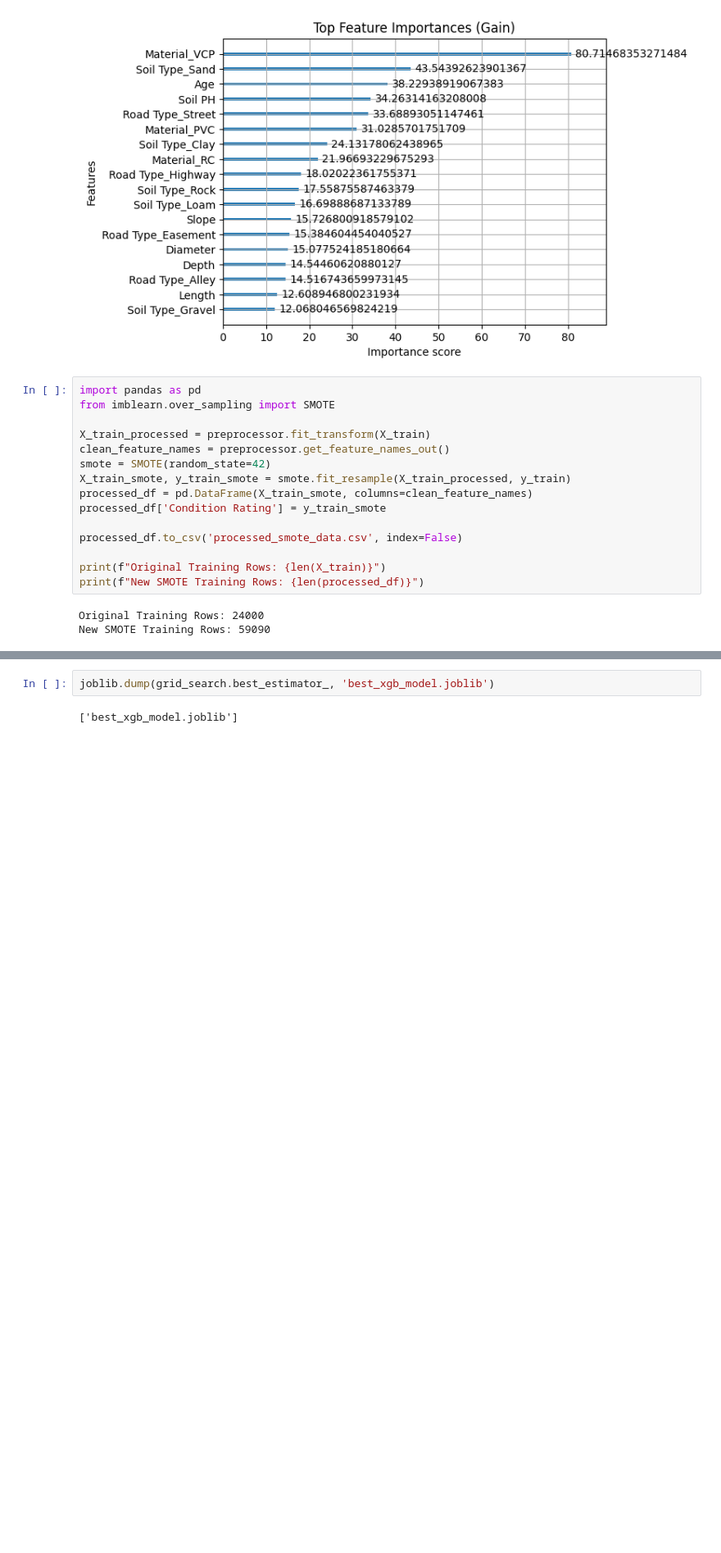
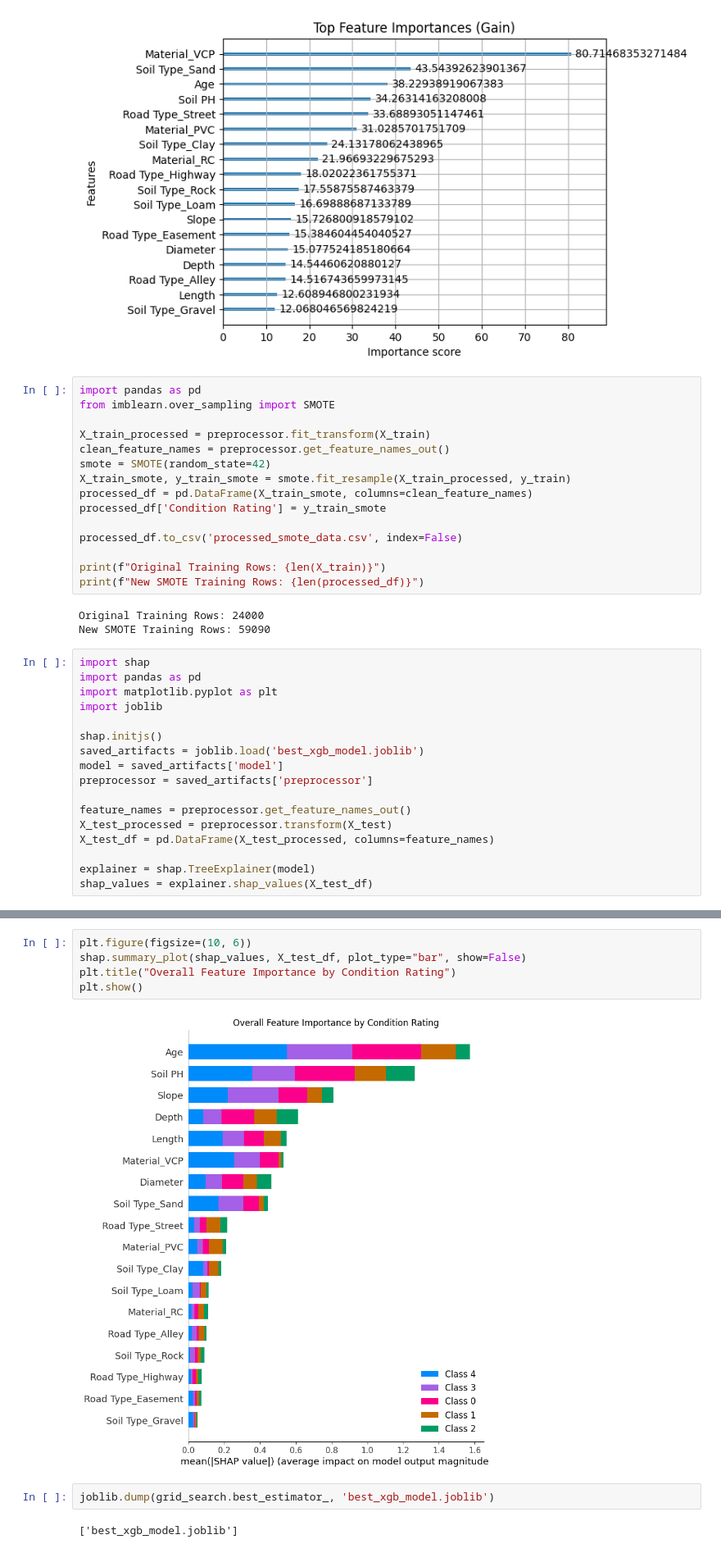
Before and after one commit to mazzenawad/CE4318_PipeConditions_ML_Pipeline_Project, a Jupyter notebook: notebooks/Notebook_Pipe_Conditions.ipynb, the cells around one changed output, grey strips where cells are left out. Shown at 82% size. Saved outputs shown, nothing was run; the diff lists cells and outputs as text; blank space fills up the shorter version.

```diff
--- a/notebooks/Notebook_Pipe_Conditions.ipynb
+++ b/notebooks/Notebook_Pipe_Conditions.ipynb
@@ -474,3 +489,20 @@ print(f"New SMOTE Training Rows: {len(processed_df)}")
 # %% [output]
 Original Training Rows: 24000
 New SMOTE Training Rows: 59090
+# %%
+import shap
+import pandas as pd
+import matplotlib.pyplot as plt
+import joblib
+
+shap.initjs()
+saved_artifacts = joblib.load('best_xgb_model.joblib')
+model = saved_artifacts['model']
+preprocessor = saved_artifacts['preprocessor']
+
+feature_names = preprocessor.get_feature_names_out()
+X_test_processed = preprocessor.transform(X_test)
+X_test_df = pd.DataFrame(X_test_processed, columns=feature_names)
+
+explainer = shap.TreeExplainer(model)
+shap_values = explainer.shap_values(X_test_df)
@@ -477,3 +511,10 @@ New SMOTE Training Rows: 59090
+# %%
+plt.figure(figsize=(10, 6))
+shap.summary_plot(shap_values, X_test_df, plot_type="bar", show=False)
+plt.title("Overall Feature Importance by Condition Rating")
+plt.show()
+# %% [output]
+[figure, added]
 # %%
 joblib.dump(grid_search.best_estimator_, 'best_xgb_model.joblib')
 # %% [output]
```
Also changed, not shown: parts of 2 cells of this notebook, 12 other files.
